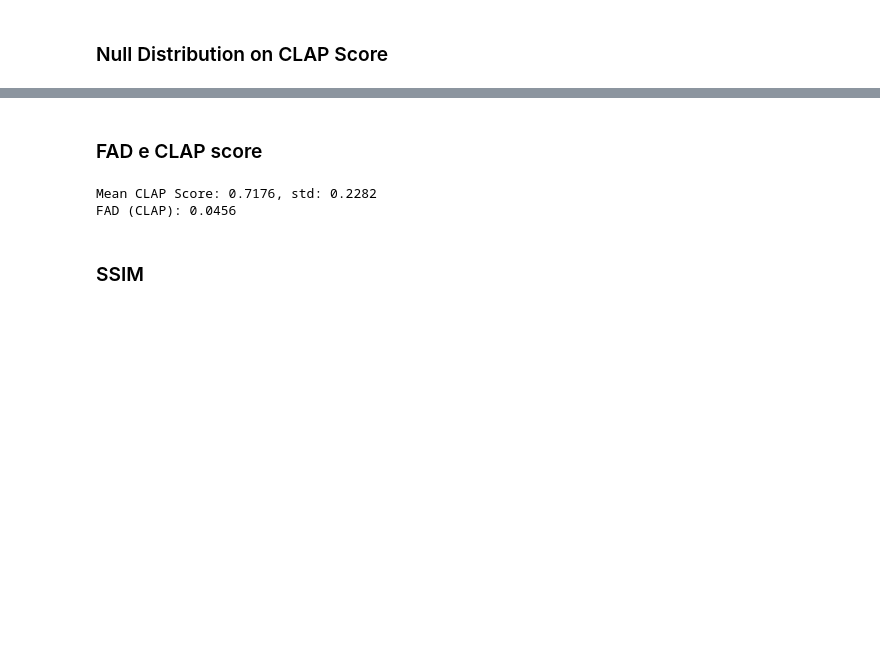
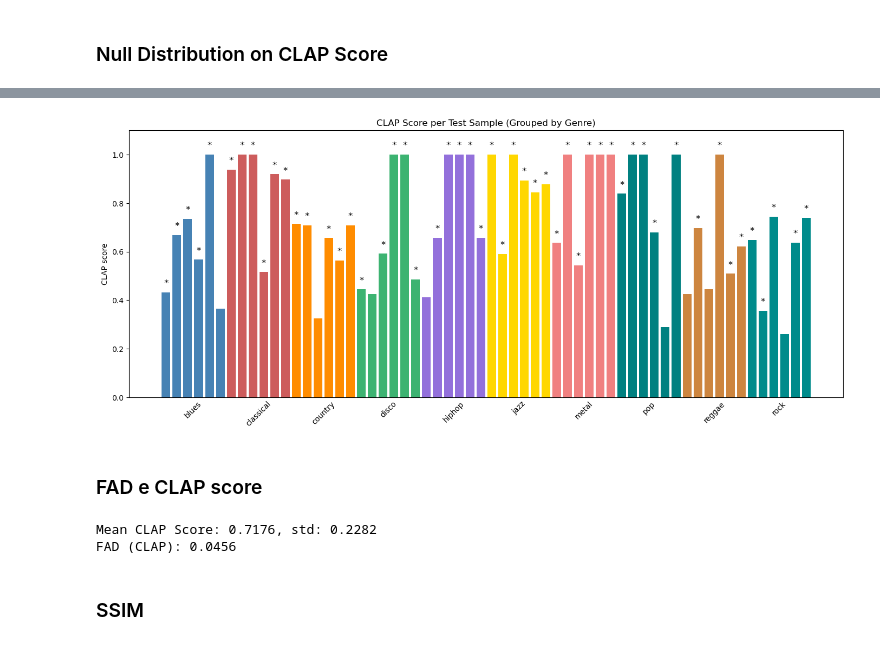
Before and after one commit to mattciff5/genre-to-fmri, a Jupyter notebook: multisubj_review.ipynb, the cells around one changed output, grey strips where cells are left out. Saved outputs shown, nothing was run; the diff lists cells and outputs as text; code cells hidden in the pictures; blank space fills up the shorter version.

```diff
--- a/multisubj_review.ipynb
+++ b/multisubj_review.ipynb
@@ -1206,11 +1281,12 @@ all_emb_retr = np.load('/srv/nfs-data/sisko/matteoc/music/retrieval/all_emb_retr
 # %% [markdown]
 ### Null Distribution on CLAP Score
 # %%
+from scipy.spatial.distance import cosine
 n_permutations = 1000
 n_samples = all_emb_real.shape[0]
 
 null_distribution = np.zeros((n_permutations, n_samples))
-for i in tqdm(range(n_permutations)):
+for i in tqdm.tqdm(range(n_permutations)):
     permuted = np.random.permutation(all_emb_retr)  # shape (300, 512)
     for j in range(n_samples):
         sim = 1 - cosine(all_emb_real[j], permuted[j])
@@ -1244,7 +1320,7 @@ from scipy import stats
 # scores_clap = scores_clap.reshape(5, 60).mean(axis=0)
 
 pval_stats = []
-for sample in tqdm(range(scores_clap.shape[0])):
+for sample in tqdm.tqdm(range(scores_clap.shape[0])):
     t_stat, p_value = stats.ttest_1samp(null_distribution[:, sample], popmean=scores_clap[sample], alternative='less')
     pval_stats.append(p_value)
 # %%
@@ -1283,3 +1330,54 @@ plt.show()
+# %%
+import matplotlib.pyplot as plt
+import numpy as np
+
+subj_range = 0
+scores = scores_clap[60*subj_range:60*(subj_range+1)]
+significant_flags = np.array(rejected[60*subj_range:60*(subj_range+1)])
+
+genres = np.unique(train_genre_aligned)
+samples_per_genre = 6
+genre_labels = np.repeat(genres, samples_per_genre)
+x = np.arange(len(scores))
+
+color_map = {
+    'blues': 'steelblue',
+    'classical': 'indianred',
+    'country': 'darkorange',
+    'disco': 'mediumseagreen',
+    'hiphop': 'mediumpurple',
+    'jazz': 'gold',
+    'metal': 'lightcoral',
+    'pop': 'teal',
+    'reggae': 'peru',
+    'rock': 'darkcyan'
+}
+bar_colors = [color_map[g] for g in genre_labels]
+
+plt.figure(figsize=(14, 6))
+bars = plt.bar(x, scores, color=bar_colors)
+
+# Asterischi per significatività
+for i, (bar, is_significant) in enumerate(zip(bars, significant_flags)):
+    if is_significant:
+        plt.text(bar.get_x() + bar.get_width()/2.0, bar.get_height() + 0.02, '*',
+                 ha='center', va='bottom', fontsize=12, color='black')
+
+# Divideri e label per gruppi
+plt.xticks([], [])  # rimuove ticks singoli
+for i in range(len(genres)):
+    center = i * samples_per_genre + samples_per_genre / 2 - 0.5
+    plt.text(center, -0.01, genres[i], ha='center', va='top', fontsize=10, rotation=45, transform=plt.gca().get_xaxis_transform())
+
+plt.ylabel('CLAP score')
+plt.title('CLAP Score per Test Sample (Grouped by Genre)')
+plt.ylim(0, 1.1)
+plt.axhline(0, color='black', linewidth=0.8)
+plt.tight_layout()
+plt.grid(False)
+plt.show()
+# %% [output]
+[figure, added]
 # %% [markdown]
 ### FAD e CLAP score
 # %%
```
Also changed, not shown: parts of 19 cells of this notebook.
